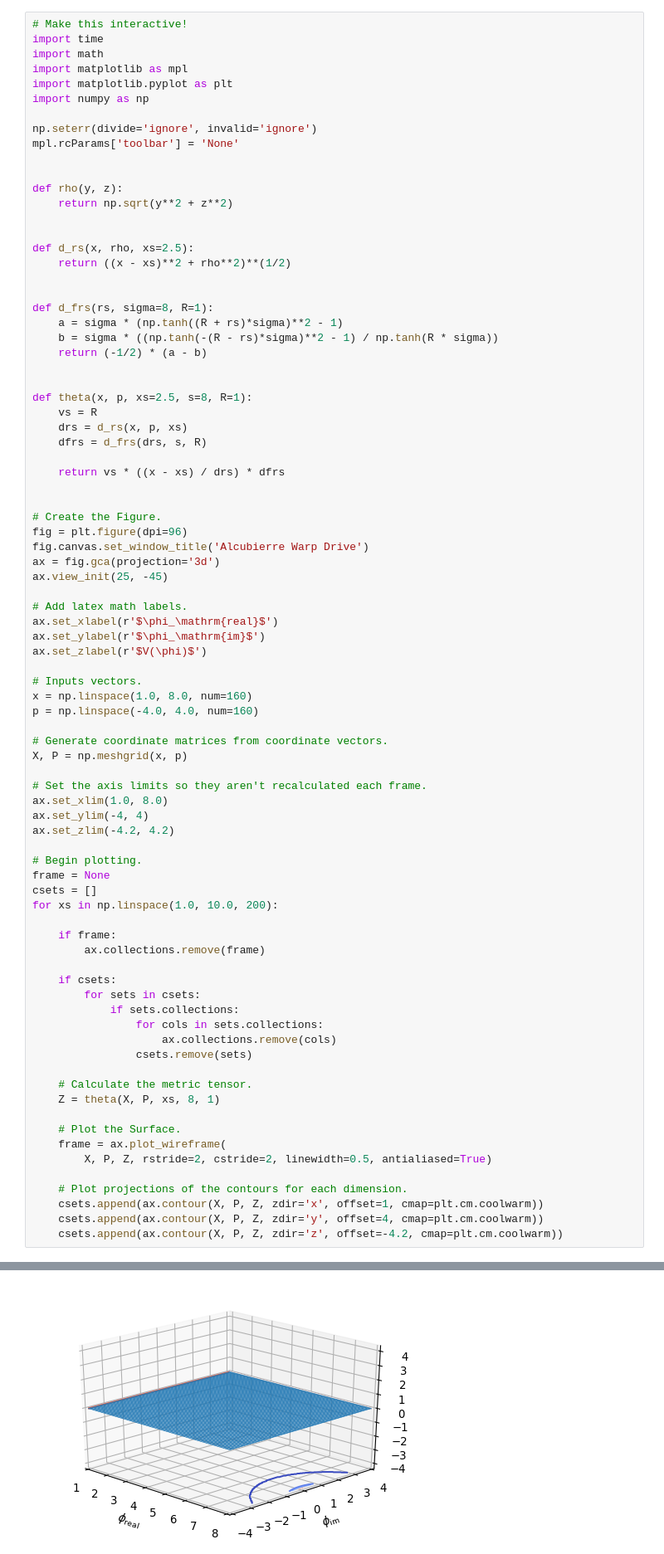
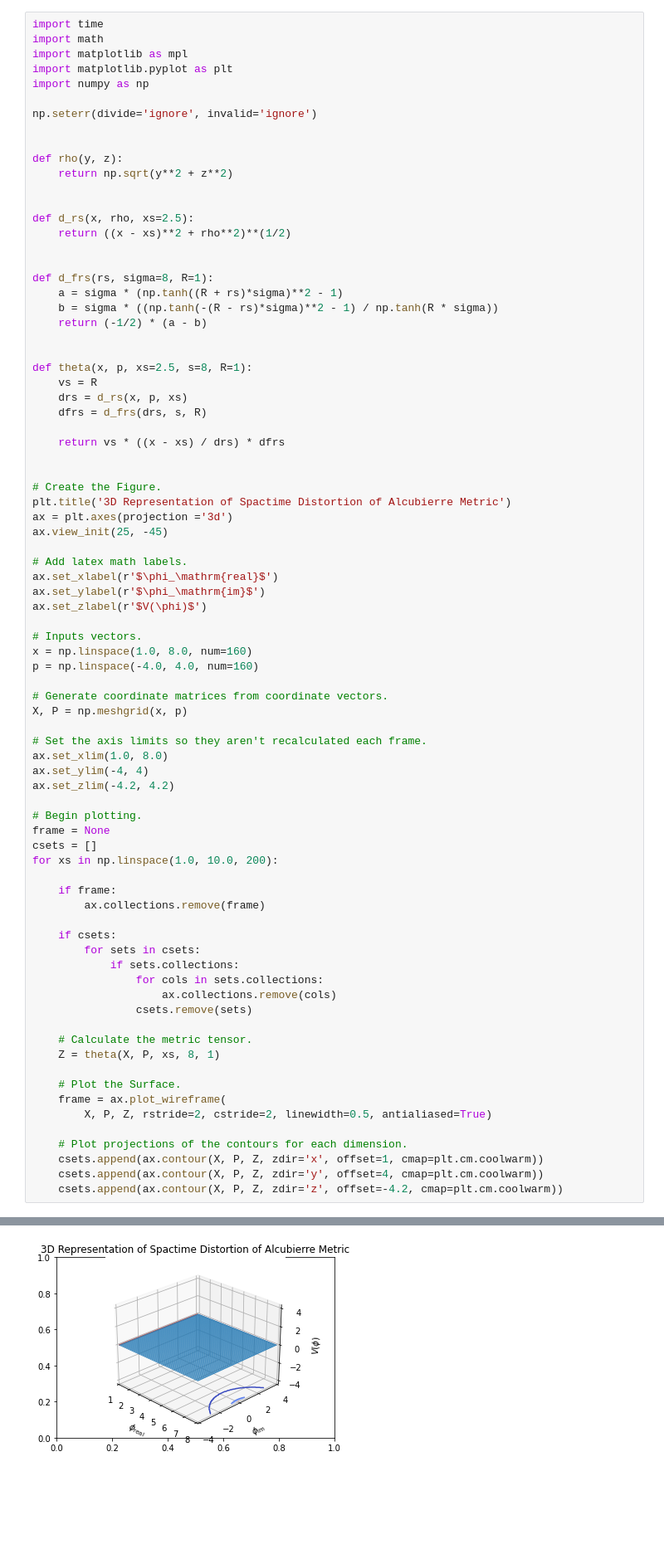
Before and after one commit to Songtech-0912/Project-Hermes, a Jupyter notebook: notebooks/Alcubierre Metric Notebook.ipynb, the cells around one changed output, grey strips where cells are left out. Shown at 83% size. Cells and saved outputs as stored; diff of their text form; blank space fills up the shorter version.

```diff
--- a/notebooks/Alcubierre Metric Notebook.ipynb
+++ b/notebooks/Alcubierre Metric Notebook.ipynb
@@ -486,5 +527,4 @@ From this visualization alone\*, we may ascertain the presence of the shaping fu
 # %%
-# Make this interactive!
 import time
 import math
 import matplotlib as mpl
@@ -492,7 +532,6 @@ import matplotlib.pyplot as plt
 import numpy as np
 
 np.seterr(divide='ignore', invalid='ignore')
-mpl.rcParams['toolbar'] = 'None'
 
 
 def rho(y, z):
@@ -518,9 +557,8 @@ def theta(x, p, xs=2.5, s=8, R=1):
 
 
 # Create the Figure.
-fig = plt.figure(dpi=96)
-fig.canvas.set_window_title('Alcubierre Warp Drive')
-ax = fig.gca(projection='3d')
+plt.title('3D Representation of Spactime Distortion of Alcubierre Metric')
+ax = plt.axes(projection ='3d')
 ax.view_init(25, -45)
 
 # Add latex math labels.
@@ -571,4 +608,4 @@ Creating an ndarray from ragged nested sequences (which is a list-or-tuple of li
-[figure, old version]
+[figure, new version]
 # %% [markdown]
 We can then derive the energy densities of the Alcubierre Metric, via the Einstein Field Equations, provided in Alcubierre's canonical form:
 $$
```
Also changed, not shown: parts of 17 cells of this notebook.
